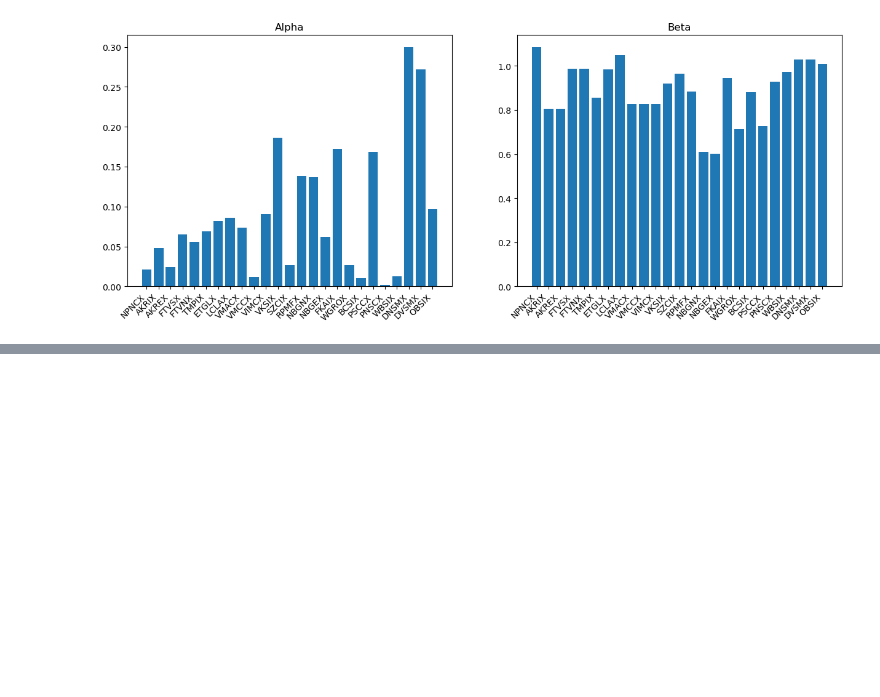
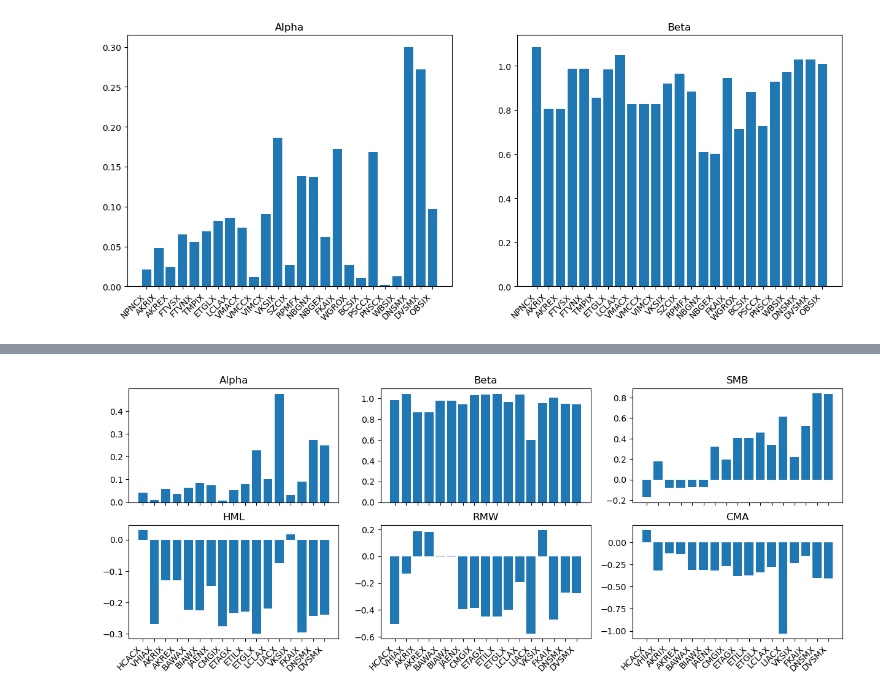
Before and after one commit to earlight/15-4331-final-project, a Jupyter notebook: pos_mf_data_analysis.ipynb, the cells around one changed output, grey strips where cells are left out. Drawn from its saved outputs; the diff is of its cells as text; code cells hidden in the pictures; blank space fills up the shorter version.

Commit message:
finished analyzing positive alpha mutual funds

```diff
--- a/pos_mf_data_analysis.ipynb
+++ b/pos_mf_data_analysis.ipynb
@@ -340,0 +343,2 @@ plt.show()
+# %%
+flat = lambda arr: [item for sublist in arr for item in sublist]
@@ -340,0 +407,18 @@ plt.show()
+# %%
+fig, ((ax1, ax2, ax3), (ax4, ax5, ax6)) = plt.subplots(nrows=2, ncols=3, figsize=(15,6))
+ax1.bar(pos_names_5, pos_alpha)
+ax1.set_title('Alpha')
+ax2.bar(pos_names_5, pos_beta)
+ax2.set_title('Beta')
+ax3.bar(pos_names_5, pos_smb)
+ax3.set_title('SMB')
+ax4.bar(pos_names_5, pos_hml)
+ax4.set_title('HML')
+ax5.bar(pos_names_5, pos_rmw)
+ax5.set_title('RMW')
+ax6.bar(pos_names_5, pos_cma)
+ax6.set_title('CMA')
+fig.autofmt_xdate(rotation=45)
+plt.show()
+# %% [output]
+[figure, added]
```
Also changed, not shown: parts of 3 cells of this notebook.
